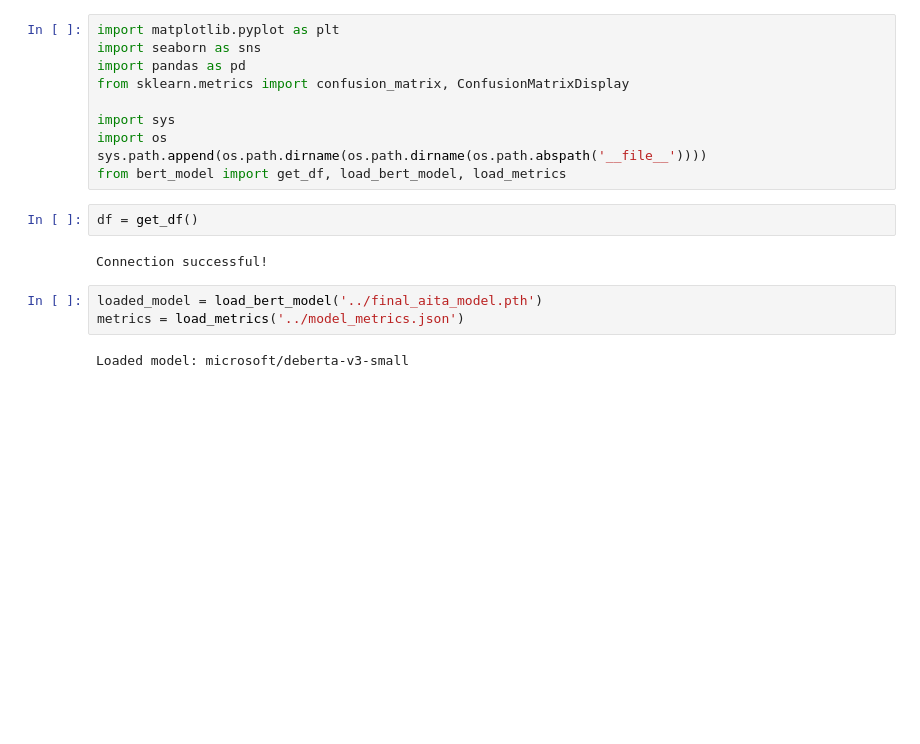
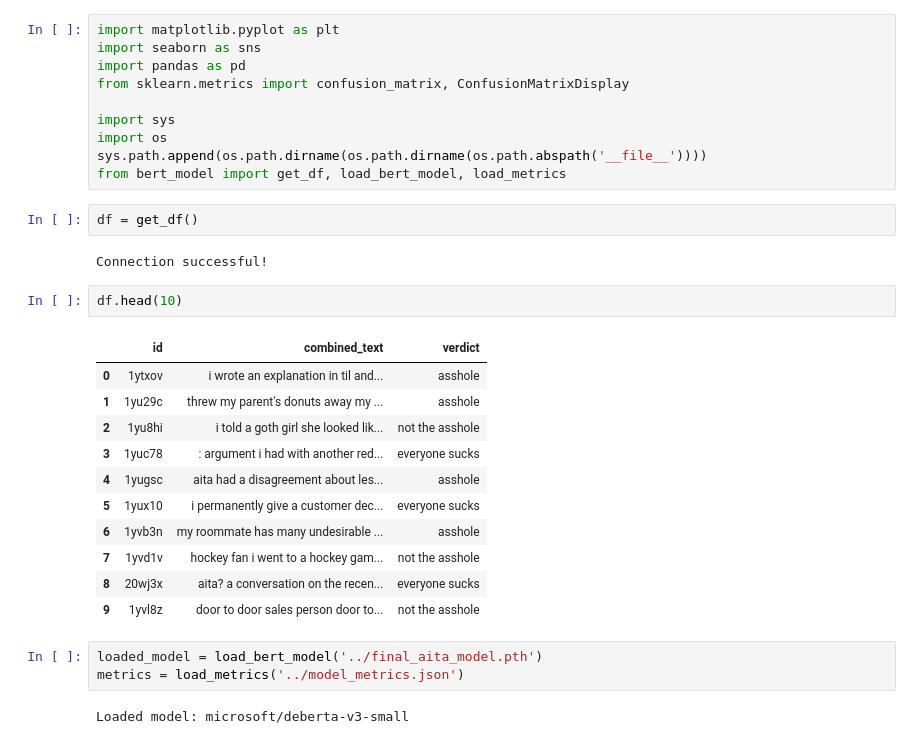
Before and after one commit to yashc73080/RUControversial, a Jupyter notebook: Notebooks/visualize_BERT.ipynb, the cells around one changed output. Drawn from its saved outputs; the diff is of its cells as text; blank space fills up the shorter version.

```diff
--- a/Notebooks/visualize_BERT.ipynb
+++ b/Notebooks/visualize_BERT.ipynb
@@ -12,6 +12,20 @@ from bert_model import get_df, load_bert_model, load_metrics
 df = get_df()
 # %% [output]
 Connection successful!
+# %%
+df.head(10)
+# %% [output]
+|  | id | combined_text | verdict |
+| 0 | 1ytxov | i wrote an explanation in til and... | asshole |
+| 1 | 1yu29c | threw my parent's donuts away my ... | asshole |
+| 2 | 1yu8hi | i told a goth girl she looked lik... | not the asshole |
+| 3 | 1yuc78 | : argument i had with another red... | everyone sucks |
+| 4 | 1yugsc | aita had a disagreement about les... | asshole |
+| 5 | 1yux10 | i permanently give a customer dec... | everyone sucks |
+| 6 | 1yvb3n | my roommate has many undesirable ... | asshole |
+| 7 | 1yvd1v | hockey fan i went to a hockey gam... | not the asshole |
+| 8 | 20wj3x | aita? a conversation on the recen... | everyone sucks |
+| 9 | 1yvl8z | door to door sales person door to... | not the asshole |
 # %%
 loaded_model = load_bert_model('../final_aita_model.pth')
 metrics = load_metrics('../model_metrics.json')
```
Also changed, not shown: 1 other file.
